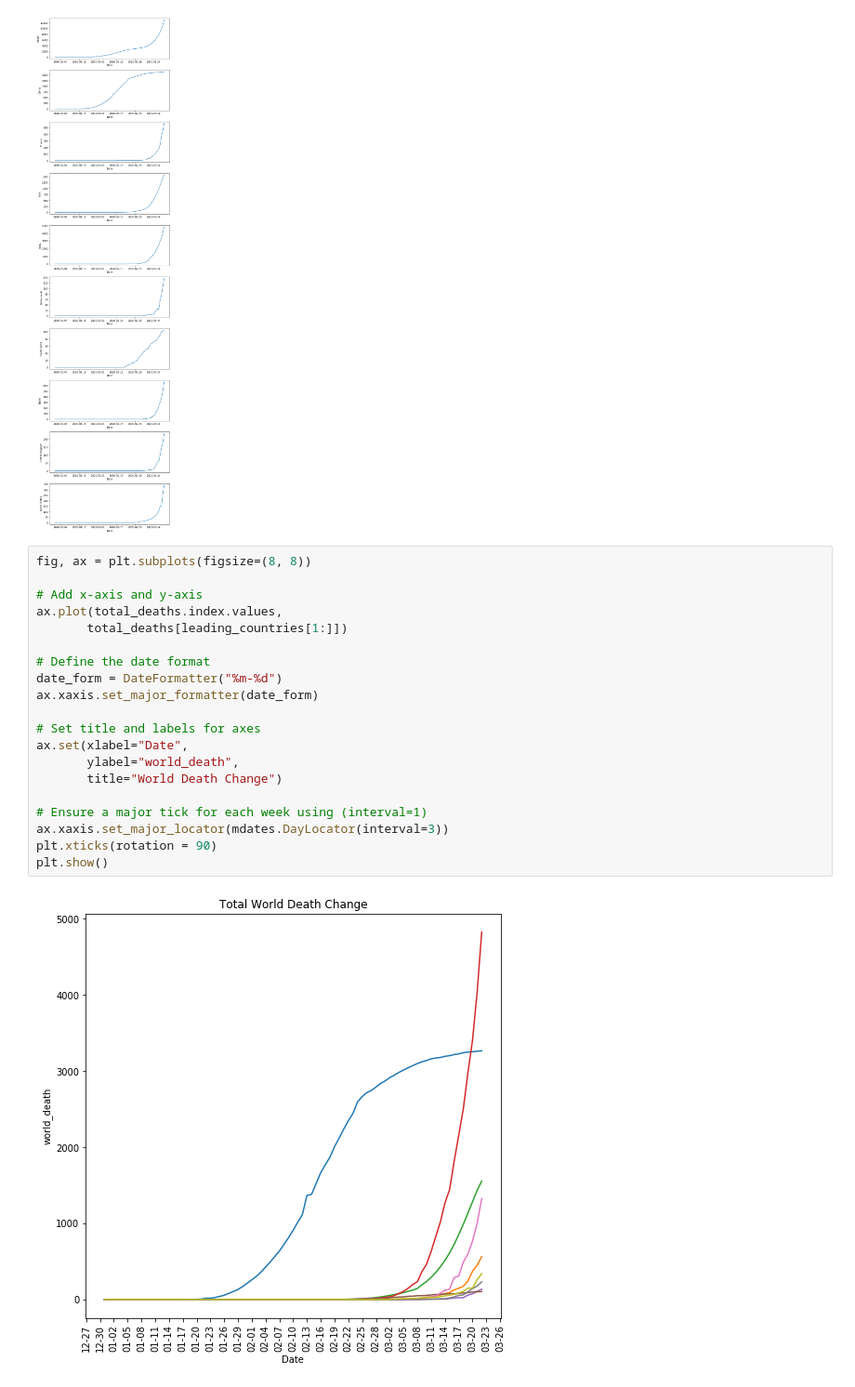
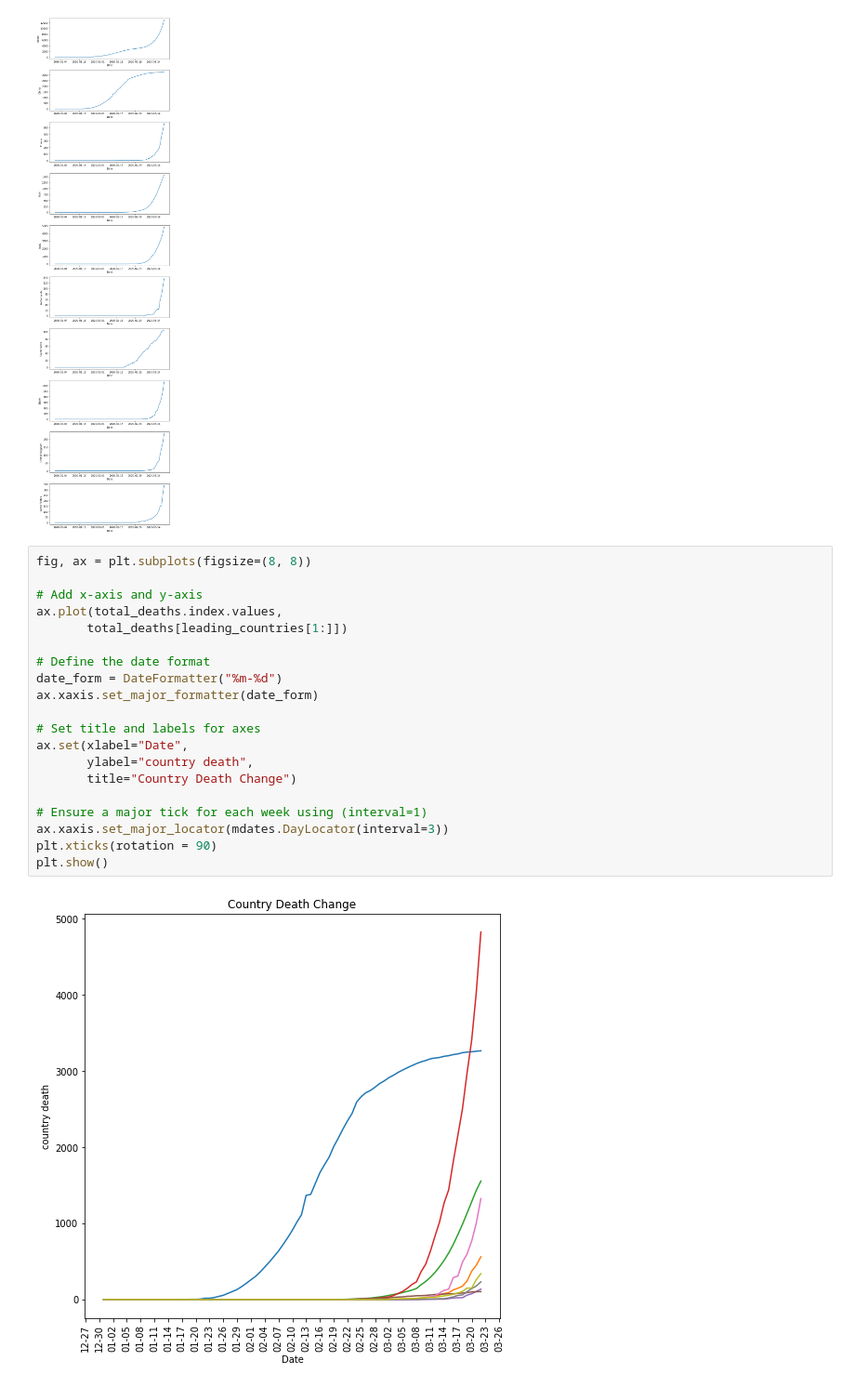
Before and after one commit to riversxiao/coronavirus_mini_documentation, a Jupyter notebook: notes/covid_19_deaths_analysis.ipynb, the cells around one changed output. Shown at 93% size. Drawn from its saved outputs; the diff is of its cells as text.

```diff
--- a/notes/covid_19_deaths_analysis.ipynb
+++ b/notes/covid_19_deaths_analysis.ipynb
@@ -96,22 +96,22 @@ plt.show()
 # %%
 fig, ax = plt.subplots(figsize=(8, 8))
 
 # Add x-axis and y-axis
 ax.plot(total_deaths.index.values,
        total_deaths[leading_countries[1:]])
 
 # Define the date format
 date_form = DateFormatter("%m-%d")
 ax.xaxis.set_major_formatter(date_form)
 
 # Set title and labels for axes
 ax.set(xlabel="Date",
-       ylabel="world_death",
-       title="World Death Change")
+       ylabel="country death",
+       title="Country Death Change")
 
 # Ensure a major tick for each week using (interval=1)
 ax.xaxis.set_major_locator(mdates.DayLocator(interval=3))
 plt.xticks(rotation = 90)
 plt.show()
 # %% [output]
-[figure, old version]
+[figure, new version]
```
